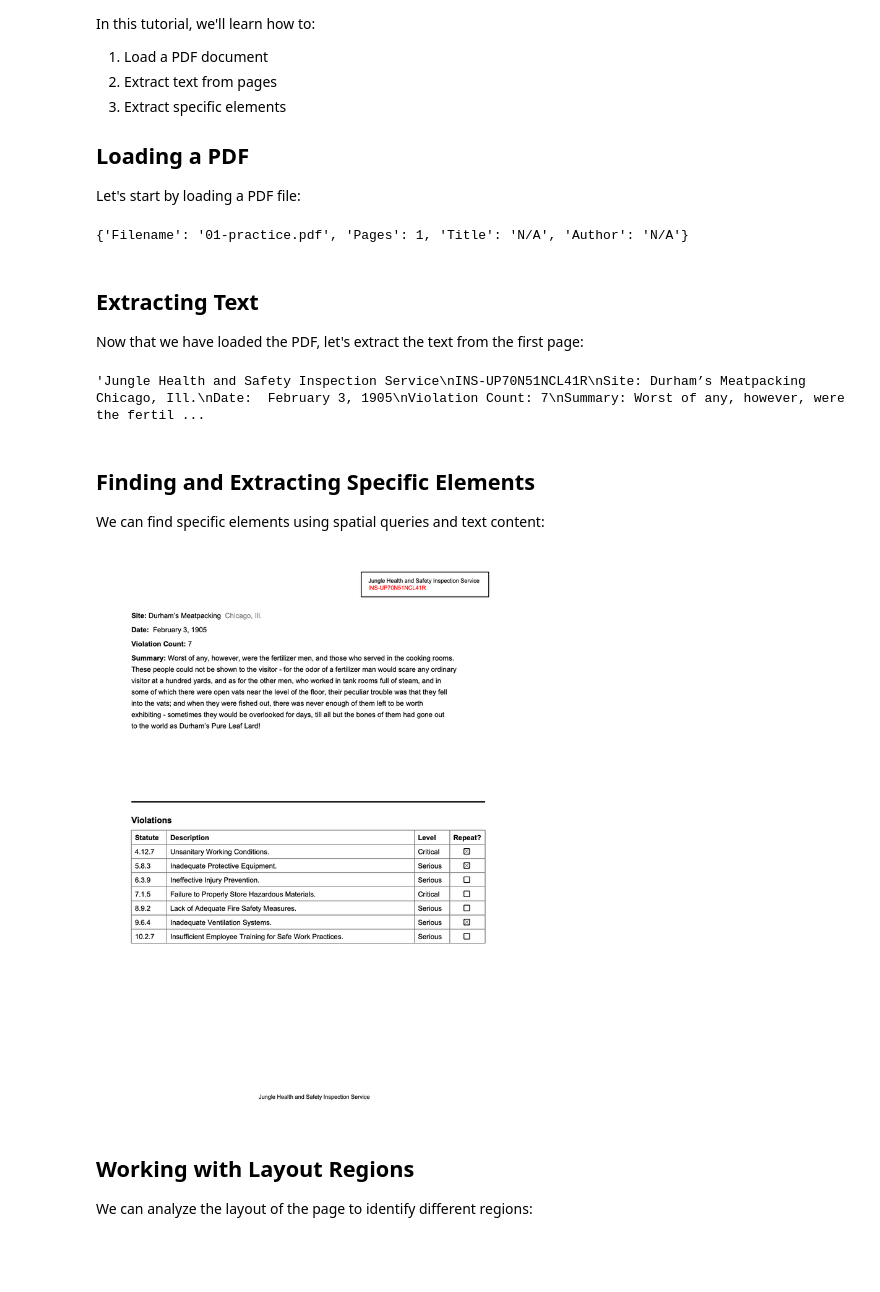
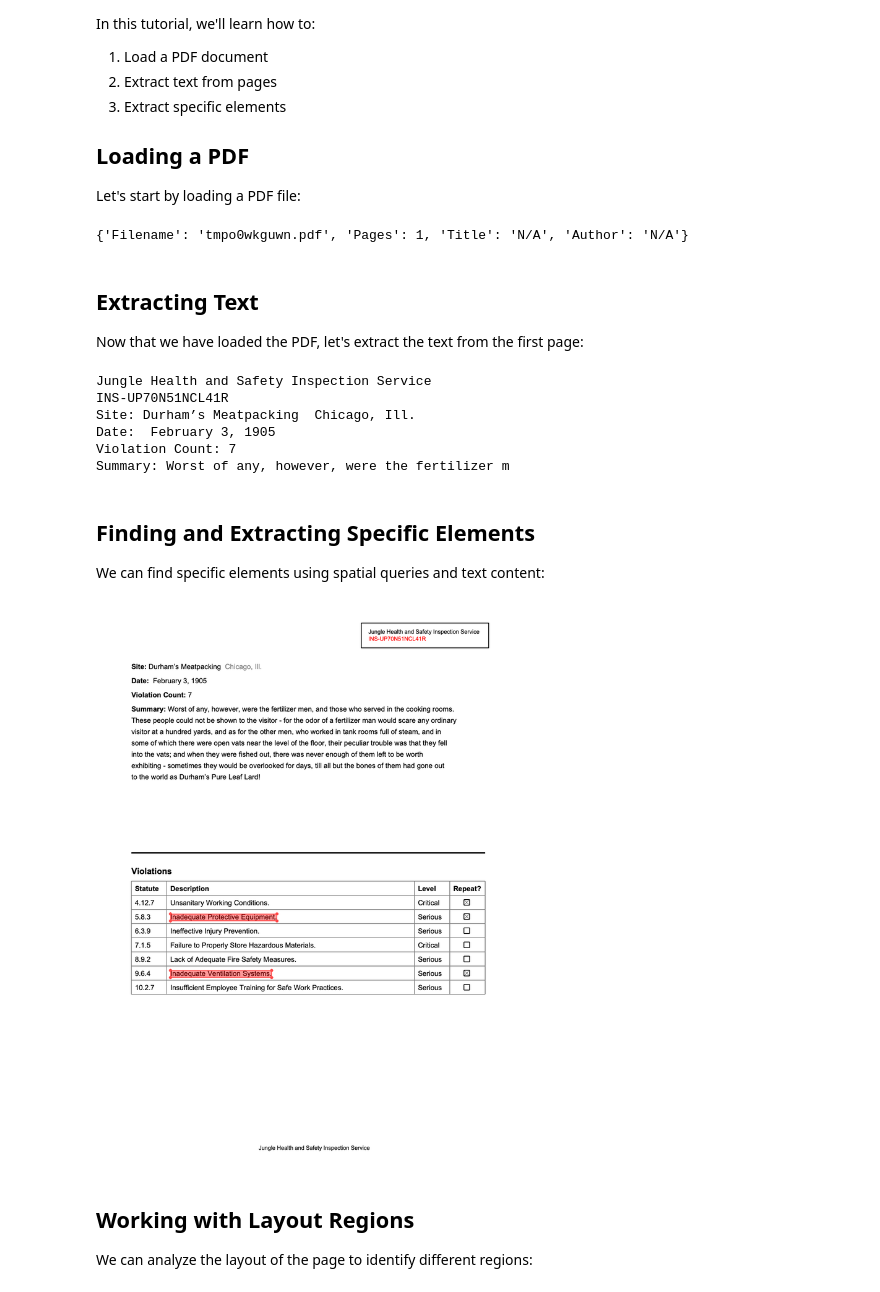
Before and after one commit to jsoma/natural-pdf, a Jupyter notebook: docs/tutorials/01-loading-and-extraction.ipynb, the cells around one changed output. Cells and saved outputs as stored; diff of their text form; code cells hidden in the pictures; blank space fills up the shorter version.

```diff
--- a/docs/tutorials/01-loading-and-extraction.ipynb
+++ b/docs/tutorials/01-loading-and-extraction.ipynb
@@ -15,7 +17,7 @@ from natural_pdf import PDF
 import os
 
 # Load a PDF file
-pdf = PDF("pdfs/01-practice.pdf")
+pdf = PDF("https://github.com/jsoma/natural-pdf/raw/refs/heads/main/pdfs/01-practice.pdf")
 
 # Basic info about the document
 {
@@ -25,7 +27,7 @@ pdf = PDF("pdfs/01-practice.pdf")
     "Author": pdf.metadata.get("Author", "N/A")
 }
 # %% [output]
-{'Filename': '01-practice.pdf', 'Pages': 1, 'Title': 'N/A', 'Author': 'N/A'}
+{'Filename': 'tmpo0wkguwn.pdf', 'Pages': 1, 'Title': 'N/A', 'Author': 'N/A'}
 # %% [markdown]
 ## Extracting Text
 
@@ -38,25 +40,30 @@ page = pdf.pages[0]
 text = page.extract_text()
 
 # Show the first 200 characters of the text
-text[:200]
+print(text[:200])
 # %% [output]
-'Jungle Health and Safety Inspection Service\nINS-UP70N51NCL41R\nSite: Durham’s Meatpacking  Chicago, Ill.\nDate:  February 3, 1905\nViolation Count: 7\nSummary: Worst of any, however, were the fertil ...
+Jungle Health and Safety Inspection Service
+INS-UP70N51NCL41R
+Site: Durham’s Meatpacking  Chicago, Ill.
+Date:  February 3, 1905
+Violation Count: 7
+Summary: Worst of any, however, were the fertilizer m
 # %% [markdown]
 ## Finding and Extracting Specific Elements
 
 We can find specific elements using spatial queries and text content:
 # %%
 # Find text elements containing specific words
-report_elements = page.find_all('text:contains("Report")')
+elements = page.find_all('text:contains("Inadequate")')
 
 # Show these elements on the page
 page.clear_highlights()
-report_elements.highlight(color="red", label="Contains 'Report'")
+elements.highlight(color="red", label="Contains 'Inadequate'")
 
 # Display the page to see them
 page.to_image(width=700)
 # %% [output]
-[figure, old version]
+[figure, new version]
 # %% [markdown]
 ## Working with Layout Regions
 
```
Also changed, not shown: parts of 3 cells of this notebook, 30 other files.
